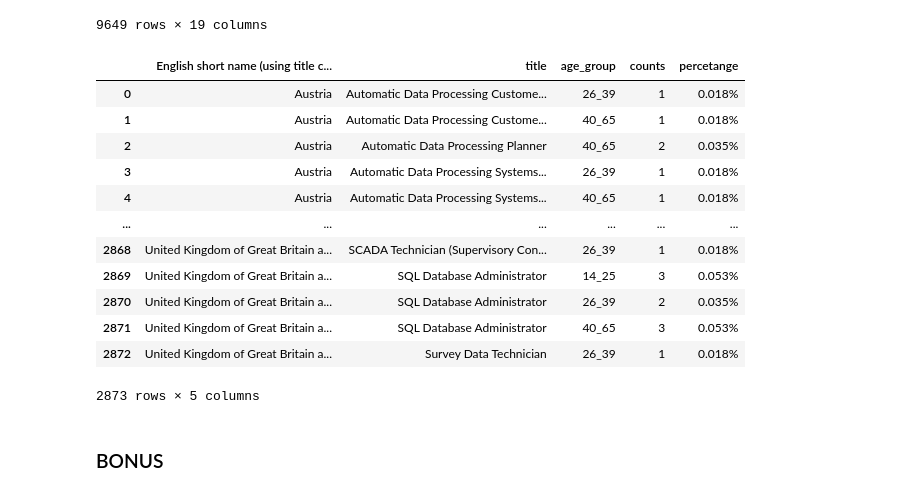
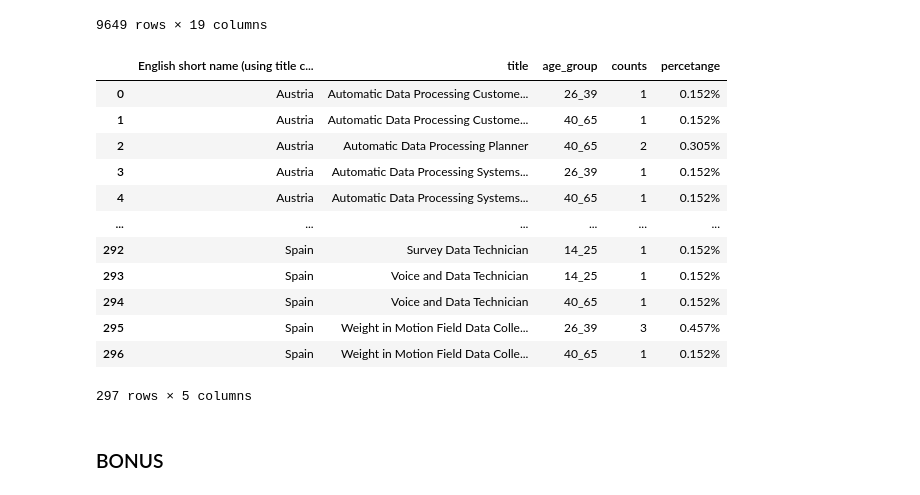
Before and after one commit to gojuangu/ih_datamadpt0420_project_m1, a Jupyter notebook: notebooks/cleaning_data.ipynb, the cells around one changed output. Cells and saved outputs as stored; diff of their text form; code cells hidden in the pictures.

```diff
--- a/notebooks/cleaning_data.ipynb
+++ b/notebooks/cleaning_data.ipynb
@@ -113,30 +113,33 @@ df_1
 | 9648 | 06217ba0-dd56-0133-edda-0a81e8b09a82 | 51 | female | yes | 40_65 | SK | urban | high | ... |
 9649 rows × 19 columns
 # %%
-def analysis_data(df_1):
+
+def analysis_data(df_1,countries):
     df = df_1[df_1['title'].notna()]
-    #df2 = df[df['English short name (using title case)'] == 'Spain']
-    df3 = df[['English short name (using title case)', 'title', 'age_group', 'uuid', 'country_code']]
+    df2 = df[df['English short name (using title case)'].isin(countries)]
+    df3 = df2[['English short name (using title case)', 'title', 'age_group', 'uuid', 'country_code']]
     k = pd.DataFrame(df3.groupby(['English short name (using title case)', 'title','age_group']).size()).reset_index()
     k = k.rename(columns={0: 'counts'})
     k['percetange'] = k['counts'].apply(lambda x: '{:.3%}'.format((x)/k['counts'].sum()))
     #k.to_csv(f'/home/juan/IronHack/ih_datamadpt0420_project_m1/data/results/prueba.csv')
     return k
-# %%
-q = analysis_data(df_1,)
-# %% [output]
-|  | English short name (using title c... | title | age_group | counts | percetange |
-| 0 | Austria | Automatic Data Processing Custome... | 26_39 | 1 | 0.018% |
-| 1 | Austria | Automatic Data Processing Custome... | 40_65 | 1 | 0.018% |
-| 2 | Austria | Automatic Data Processing Planner | 40_65 | 2 | 0.035% |
-| 3 | Austria | Automatic Data Processing Systems... | 26_39 | 1 | 0.018% |
-| 4 | Austria | Automatic Data Processing Systems... | 40_65 | 1 | 0.018% |
-| ... | ... | ... | ... | ... | ... |
-| 2868 | United Kingdom of Great Britain a... | SCADA Technician (Supervisory Con... | 26_39 | 1 | 0.018% |
-| 2869 | United Kingdom of Great Britain a... | SQL Database Administrator | 14_25 | 3 | 0.053% |
-| 2870 | United Kingdom of Great Britain a... | SQL Database Administrator | 26_39 | 2 | 0.035% |
-| 2871 | United Kingdom of Great Britain a... | SQL Database Administrator | 40_65 | 3 | 0.053% |
-| 2872 | United Kingdom of Great Britain a... | Survey Data Technician | 26_39 | 1 | 0.018% |
-2873 rows × 5 columns
+# %%
+countries = ['Spain', 'Austria']
+q = analysis_data(df_1, countries)
+q
+# %% [output]
+|  | English short name (using title c... | title | age_group | counts | percetange |
+| 0 | Austria | Automatic Data Processing Custome... | 26_39 | 1 | 0.152% |
+| 1 | Austria | Automatic Data Processing Custome... | 40_65 | 1 | 0.152% |
+| 2 | Austria | Automatic Data Processing Planner | 40_65 | 2 | 0.305% |
+| 3 | Austria | Automatic Data Processing Systems... | 26_39 | 1 | 0.152% |
+| 4 | Austria | Automatic Data Processing Systems... | 40_65 | 1 | 0.152% |
+| ... | ... | ... | ... | ... | ... |
+| 292 | Spain | Survey Data Technician | 14_25 | 1 | 0.152% |
+| 293 | Spain | Voice and Data Technician | 14_25 | 1 | 0.152% |
+| 294 | Spain | Voice and Data Technician | 40_65 | 1 | 0.152% |
+| 295 | Spain | Weight in Motion Field Data Colle... | 26_39 | 3 | 0.457% |
+| 296 | Spain | Weight in Motion Field Data Colle... | 40_65 | 1 | 0.152% |
+297 rows × 5 columns
 # %% [markdown]
 ### BONUS
```
Also changed, not shown: parts of 8 cells of this notebook, 5 other files.
